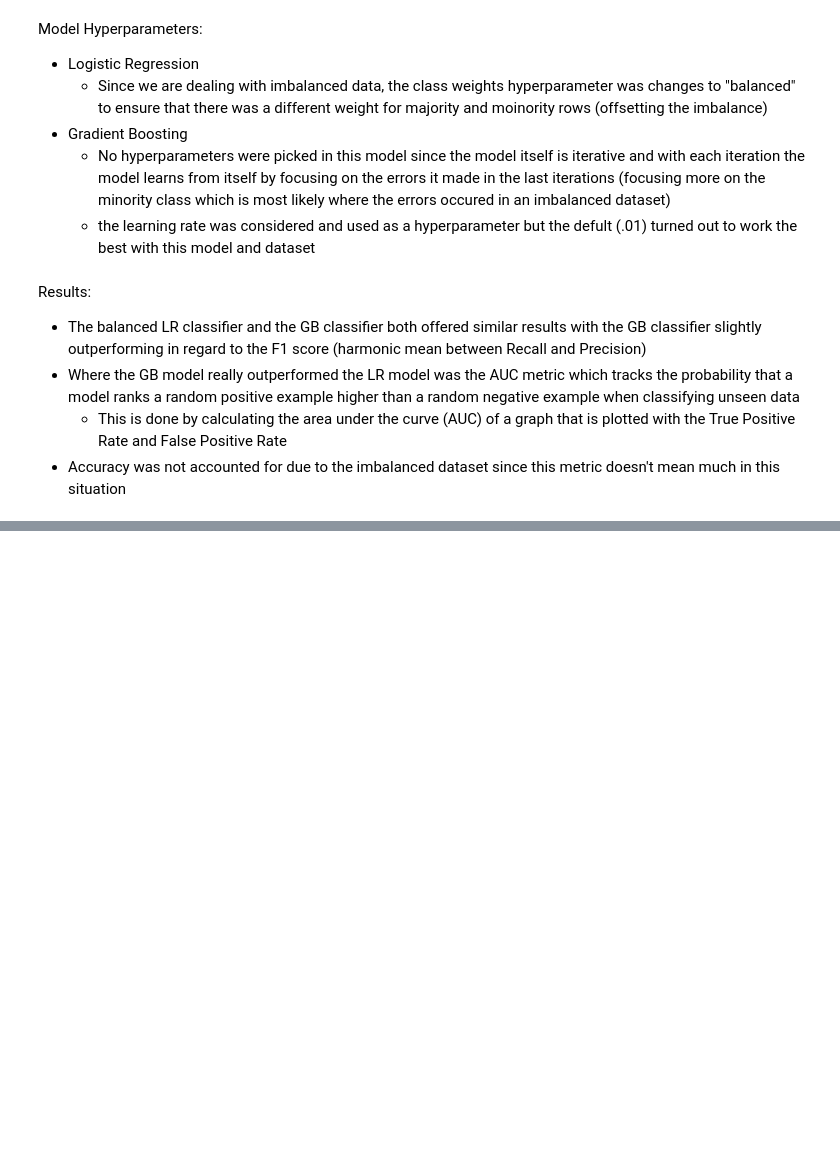
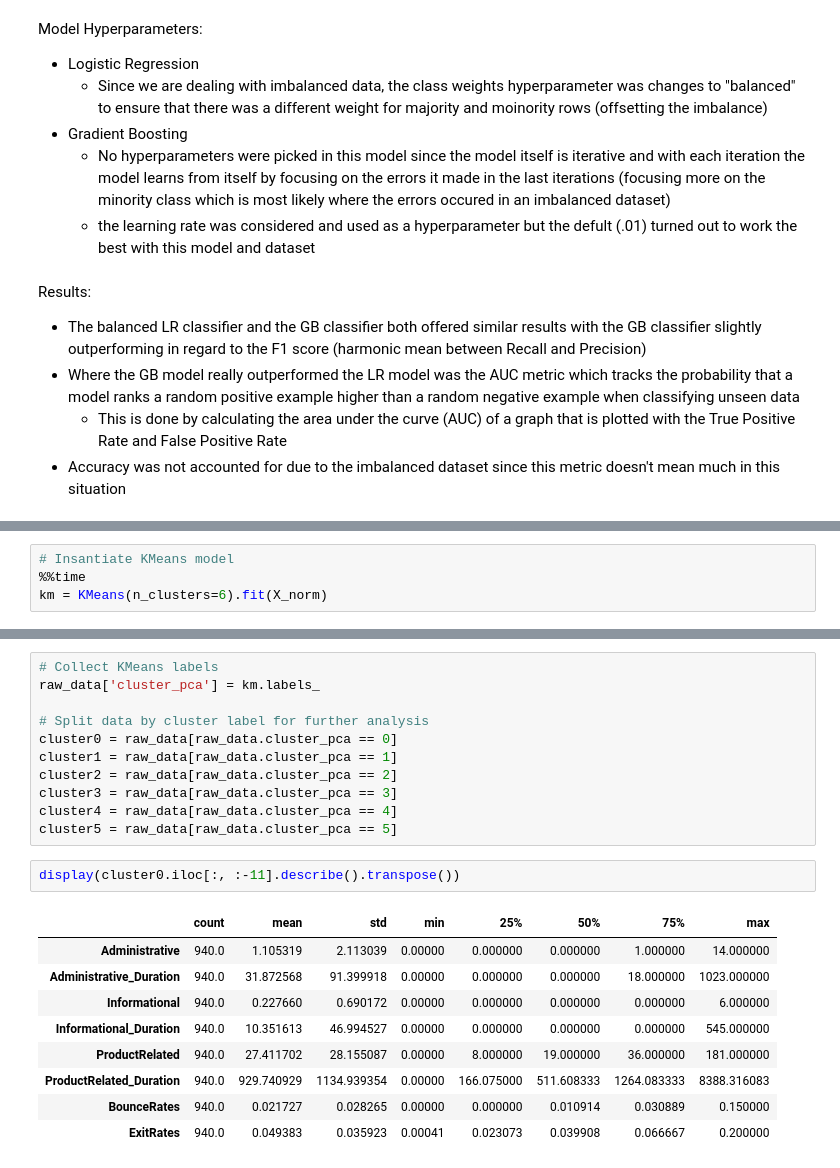
Before and after one commit to mcastelli5/FourthBrainMC, a Jupyter notebook: assignments/midterm/midterm.ipynb, the cells around one changed output, grey strips where cells are left out. Drawn from its saved outputs; the diff is of its cells as text; blank space fills up the shorter version.

```diff
--- a/assignments/midterm/midterm.ipynb
+++ b/assignments/midterm/midterm.ipynb
@@ -385,0 +423,4 @@ Results:
+# %%
+# Insantiate KMeans model
+%%time
+km = KMeans(n_clusters=6).fit(X_norm)
@@ -385,0 +454,23 @@ Results:
+# %%
+# Collect KMeans labels
+raw_data['cluster_pca'] = km.labels_
+
+# Split data by cluster label for further analysis
+cluster0 = raw_data[raw_data.cluster_pca == 0]
+cluster1 = raw_data[raw_data.cluster_pca == 1]
+cluster2 = raw_data[raw_data.cluster_pca == 2]
+cluster3 = raw_data[raw_data.cluster_pca == 3]
+cluster4 = raw_data[raw_data.cluster_pca == 4]
+cluster5 = raw_data[raw_data.cluster_pca == 5]
+# %%
+display(cluster0.iloc[:, :-11].describe().transpose())
+# %% [output]
+|  | count | mean | std | min | 25% | 50% | 75% | max |
+| Administrative | 940.0 | 1.105319 | 2.113039 | 0.00000 | 0.000000 | 0.000000 | 1.000000 | 14.000000 |
+| Administrative_Duration | 940.0 | 31.872568 | 91.399918 | 0.00000 | 0.000000 | 0.000000 | 18.000000 | 1023.000000 |
+| Informational | 940.0 | 0.227660 | 0.690172 | 0.00000 | 0.000000 | 0.000000 | 0.000000 | 6.000000 |
+| Informational_Duration | 940.0 | 10.351613 | 46.994527 | 0.00000 | 0.000000 | 0.000000 | 0.000000 | 545.000000 |
+| ProductRelated | 940.0 | 27.411702 | 28.155087 | 0.00000 | 8.000000 | 19.000000 | 36.000000 | 181.000000 |
+| ProductRelated_Duration | 940.0 | 929.740929 | 1134.939354 | 0.00000 | 166.075000 | 511.608333 | 1264.083333 | 8388.316083 |
+| BounceRates | 940.0 | 0.021727 | 0.028265 | 0.00000 | 0.000000 | 0.010914 | 0.030889 | 0.150000 |
+| ExitRates | 940.0 | 0.049383 | 0.035923 | 0.00041 | 0.023073 | 0.039908 | 0.066667 | 0.200000 |
```
Also changed, not shown: parts of 16 cells of this notebook, 1 other file.
